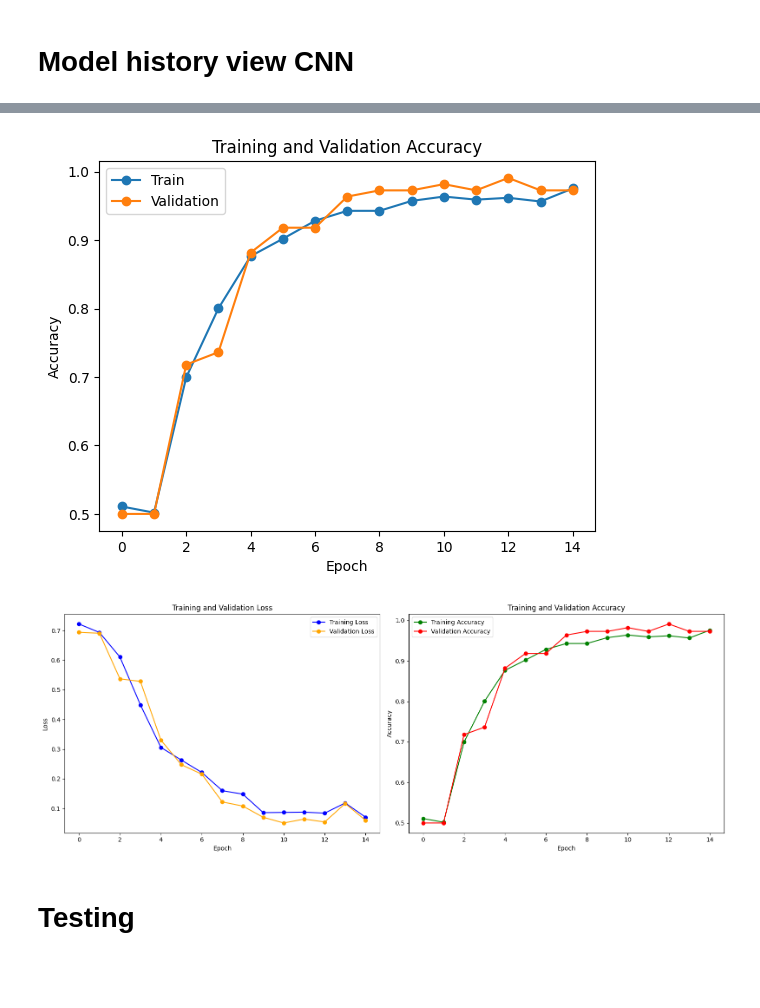
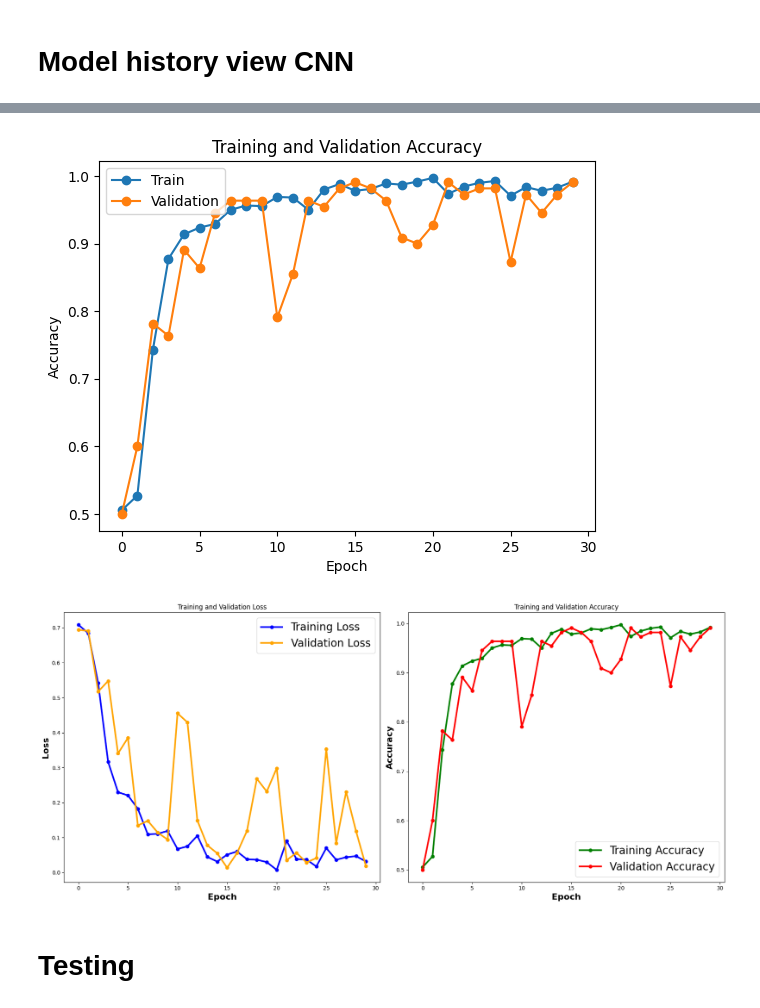
Before and after one commit to ForhanShahriarFahim/Artificial-Intelligence-Lab, a Jupyter notebook: Group_9_Assignment_4(Updated).ipynb, the cells around one changed output, grey strips where cells are left out. Saved outputs shown, nothing was run; the diff lists cells and outputs as text; code cells hidden in the pictures; blank space fills up the shorter version.

```diff
--- a/Group_9_Assignment_4(Updated).ipynb
+++ b/Group_9_Assignment_4(Updated).ipynb
@@ -249,11 +255,11 @@ dense2 = Dense(512, activation='relu')(dense1)
 outputs = Dense(2, activation='softmax')(dense2)
 
 # Create model
-model = Model(inputs=inputs, outputs=outputs)
+cnn_model = Model(inputs=inputs, outputs=outputs)
 
 # Compile the model
-model.compile(optimizer='adam', loss='sparse_categorical_crossentropy', metrics=['accuracy'])
+cnn_model.compile(optimizer='adam', loss='sparse_categorical_crossentropy', metrics=['accuracy'])
 
 # Print the summary of the model
-model.summary()
+cnn_model.summary()
 # %% [output]
@@ -275,5 +281,5 @@ Trainable params: 4866242 (18.56 MB)
 Non-trainable params: 0 (0.00 Byte)
 _________________________________________________________________
 # %%
-history = model.fit(train_images, train_labels, validation_data=(val_images, val_labels), epochs=15)
+cnn_history = cnn_model.fit(train_images, train_labels, validation_data=(val_images, val_labels), epochs=30)
 # %% [output]
@@ -310,6 +316,6 @@ plt.show()
 # %%
-plt.plot(history.history['accuracy'], '-o')
-plt.plot(history.history['val_accuracy'], '-o')
+plt.plot(cnn_history.history['accuracy'], '-o')
+plt.plot(cnn_history.history['val_accuracy'], '-o')
 plt.title('Training and Validation Accuracy')
 plt.xlabel('Epoch')
 plt.ylabel('Accuracy')
@@ -317,35 +323,35 @@ plt.legend(['Train', 'Validation'], loc='upper left')
 # plt.savefig('CNN_Training_and_Validation_Accuracy.png')
 plt.show()
 # %% [output]
-[figure, old version]
+[figure, new version]
 # %%
-plt.figure(figsize=(16, 6))
+plt.figure(figsize=(18, 8))
 
 # Plot Training Loss
 plt.subplot(1, 2, 1)
-plt.plot(history.history['loss'], '-o', label='Training Loss', color='blue')
-plt.plot(history.history['val_loss'], '-o', label='Validation Loss', color='orange')
-plt.xlabel('Epoch')
-plt.ylabel('Loss')
+plt.plot(cnn_history.history['loss'], '-o', label='Training Loss', color='blue', linewidth=3)
+plt.plot(cnn_history.history['val_loss'], '-o', label='Validation Loss', color='orange', linewidth=3)
+plt.xlabel('Epoch',fontsize=16, weight='bold')
+plt.ylabel('Loss',fontsize=16, weight='bold')
 plt.title('Training and Validation Loss')
-plt.legend()
+plt.legend(fontsize=20)
 
 # Plot Training Accuracy
 plt.subplot(1, 2, 2)
-plt.plot(history.history['accuracy'], '-o', label='Training Accuracy', color='green')
-plt.plot(history.history['val_accuracy'], '-o', label='Validation Accuracy', color='red')
-plt.xlabel('Epoch')
-plt.ylabel('Accuracy')
+plt.plot(cnn_history.history['accuracy'], '-o', label='Training Accuracy', color='green', linewidth=3)
+plt.plot(cnn_history.history['val_accuracy'], '-o', label='Validation Accuracy', color='red', linewidth=3)
+plt.xlabel('Epoch',fontsize=16, weight='bold')
+plt.ylabel('Accuracy',fontsize=16, weight='bold')
 plt.title('Training and Validation Accuracy')
-plt.legend()
+plt.legend(fontsize=20)
 
 # Adjust layout to prevent overlap
 plt.tight_layout()
-#plt.savefig('/content/drive/MyDrive/Classifier Dataset/Images Save/CNN_Training_and_Validation_Accuracy.png')
+# plt.savefig('/content/drive/MyDrive/Classifier Dataset/Images Save/CNN_Training_and_Validation_Accuracy_and_Loss.png')
 # Show the plot
 plt.show()
 # %% [output]
-[figure, old version]
+[figure, new version]
 # %% [markdown]
 # Testing
 # %%
```
Also changed, not shown: parts of 20 cells of this notebook.
